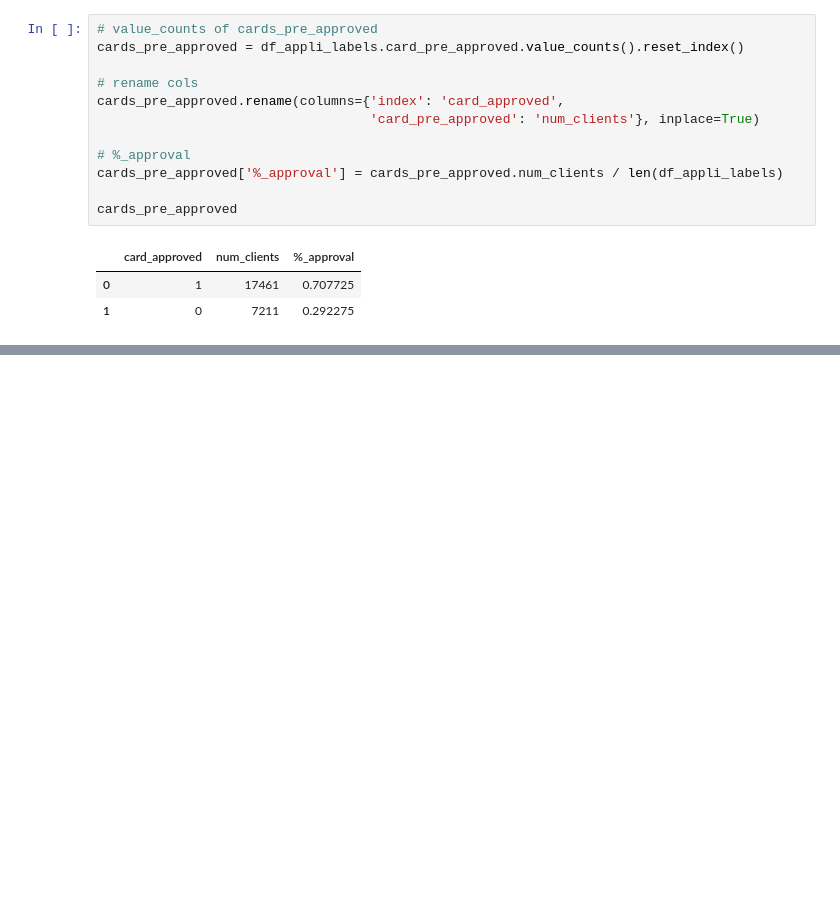
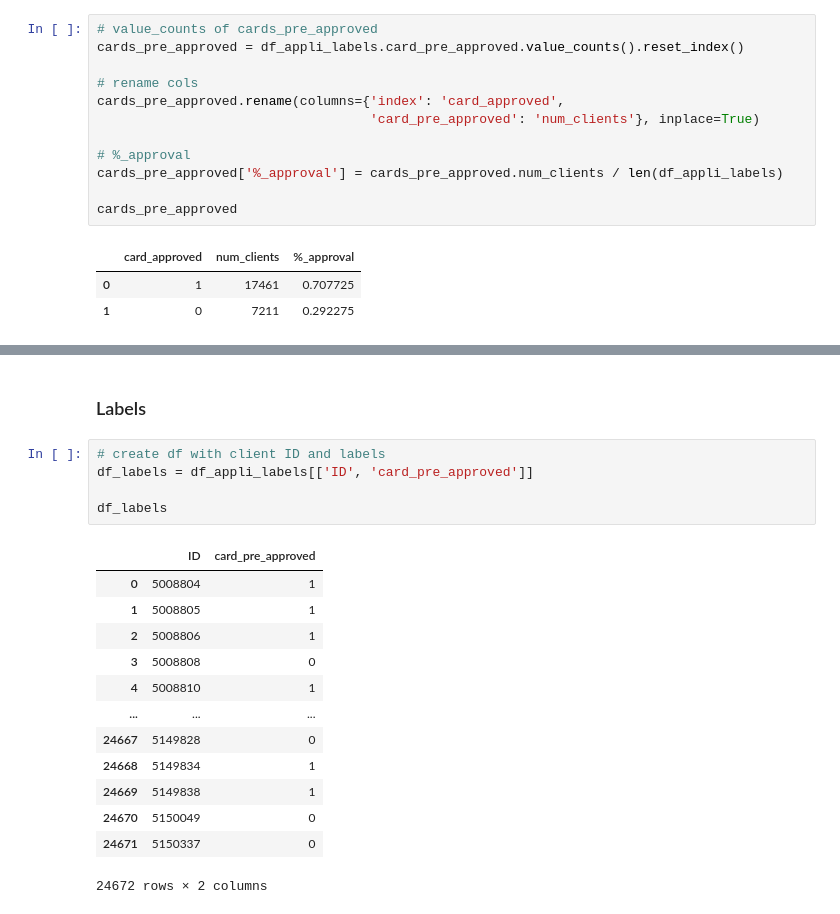
Before and after one commit to princeKike27/Credit-Card-Approval-Prediction, a Jupyter notebook: Credit_Car_Approval_Prediction.ipynb, the cells around one changed output, grey strips where cells are left out. Drawn from its saved outputs; the diff is of its cells as text; blank space fills up the shorter version.

```diff
--- a/Credit_Car_Approval_Prediction.ipynb
+++ b/Credit_Car_Approval_Prediction.ipynb
@@ -1786,0 +1891,21 @@ cards_pre_approved
+# %% [markdown]
+### Labels
+# %%
+# create df with client ID and labels
+df_labels = df_appli_labels[['ID', 'card_pre_approved']]
+
+df_labels
+# %% [output]
+|  | ID | card_pre_approved |
+| 0 | 5008804 | 1 |
+| 1 | 5008805 | 1 |
+| 2 | 5008806 | 1 |
+| 3 | 5008808 | 0 |
+| 4 | 5008810 | 1 |
+| ... | ... | ... |
+| 24667 | 5149828 | 0 |
+| 24668 | 5149834 | 1 |
+| 24669 | 5149838 | 1 |
+| 24670 | 5150049 | 0 |
+| 24671 | 5150337 | 0 |
+24672 rows × 2 columns
```
Also changed, not shown: parts of 30 cells of this notebook.
